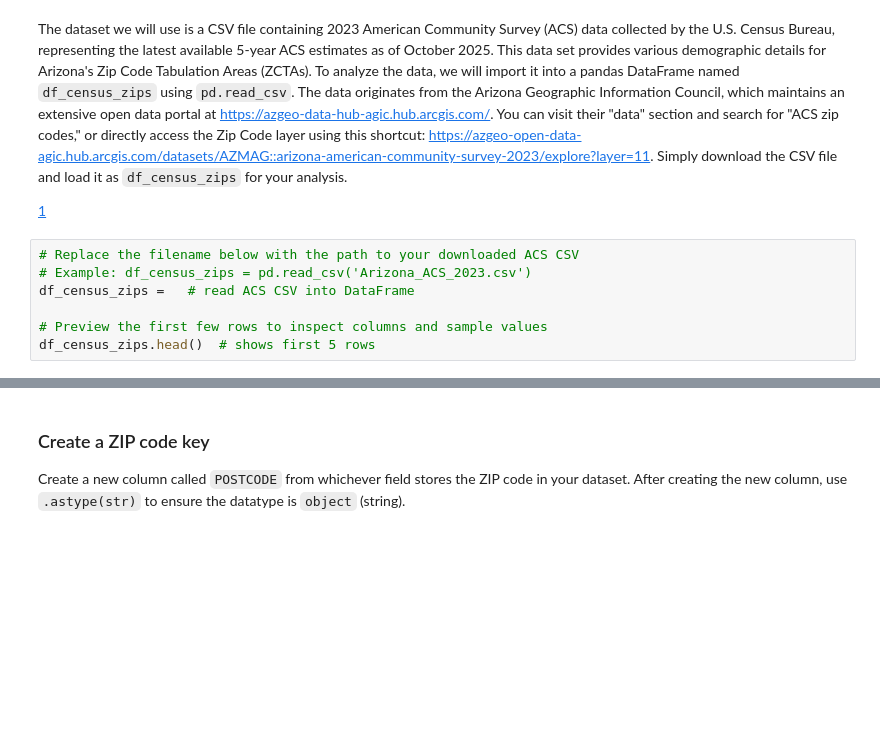
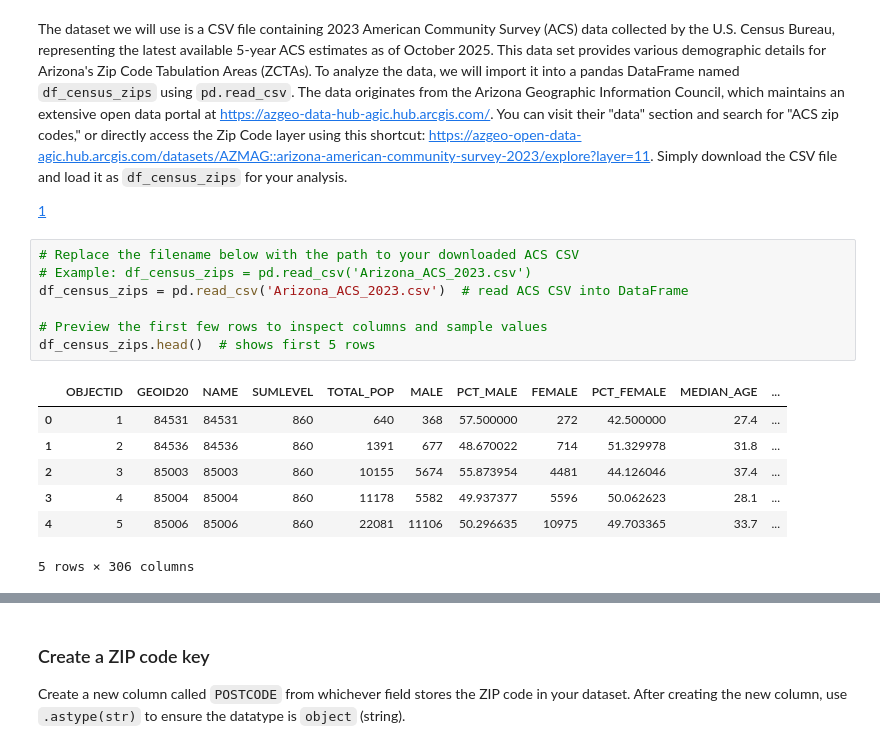
Before and after one commit to arjavrawal/sgsup-arjav-222, a Jupyter notebook: lab/lab03/Lab03_NotebookForStudents.ipynb, the cells around one changed output, grey strips where cells are left out. Drawn from its saved outputs; the diff is of its cells as text; blank space fills up the shorter version.

```diff
--- a/lab/lab03/Lab03_NotebookForStudents.ipynb
+++ b/lab/lab03/Lab03_NotebookForStudents.ipynb
@@ -40,10 +40,18 @@ The dataset we will use is a CSV file containing 2023 American Community Survey
 # %%
 # Replace the filename below with the path to your downloaded ACS CSV
 # Example: df_census_zips = pd.read_csv('Arizona_ACS_2023.csv')
-df_census_zips =   # read ACS CSV into DataFrame
+df_census_zips = pd.read_csv('Arizona_ACS_2023.csv')  # read ACS CSV into DataFrame
 
 # Preview the first few rows to inspect columns and sample values
 df_census_zips.head()  # shows first 5 rows
+# %% [output]
+|  | OBJECTID | GEOID20 | NAME | SUMLEVEL | TOTAL_POP | MALE | PCT_MALE | FEMALE | PCT_FEMALE | MEDIAN_AGE | ... |
+| 0 | 1 | 84531 | 84531 | 860 | 640 | 368 | 57.500000 | 272 | 42.500000 | 27.4 | ... |
+| 1 | 2 | 84536 | 84536 | 860 | 1391 | 677 | 48.670022 | 714 | 51.329978 | 31.8 | ... |
+| 2 | 3 | 85003 | 85003 | 860 | 10155 | 5674 | 55.873954 | 4481 | 44.126046 | 37.4 | ... |
+| 3 | 4 | 85004 | 85004 | 860 | 11178 | 5582 | 49.937377 | 5596 | 50.062623 | 28.1 | ... |
+| 4 | 5 | 85006 | 85006 | 860 | 22081 | 11106 | 50.296635 | 10975 | 49.703365 | 33.7 | ... |
+5 rows × 306 columns
 # %%
 # Check the data types of each column
 df_census_zips.dtypes
```
Also changed, not shown: parts of 11 cells of this notebook, 6 other files.
